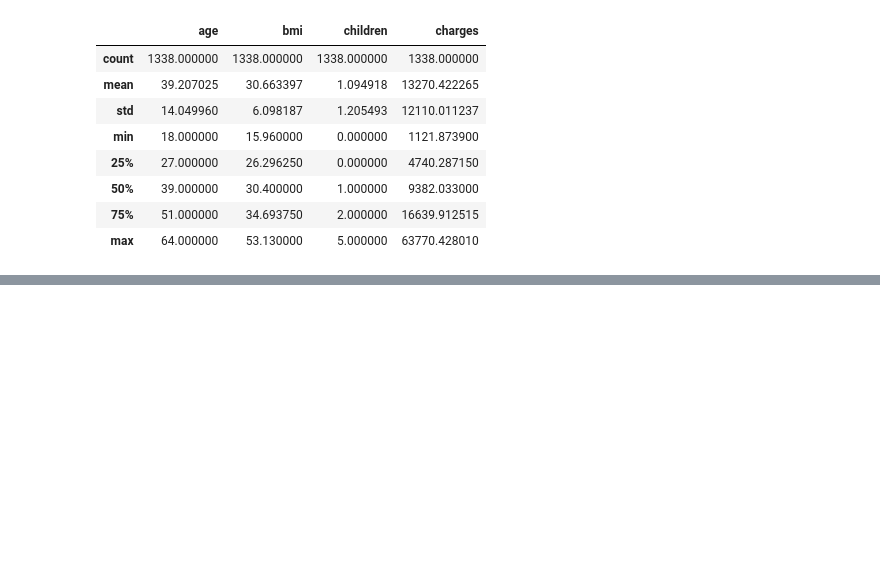
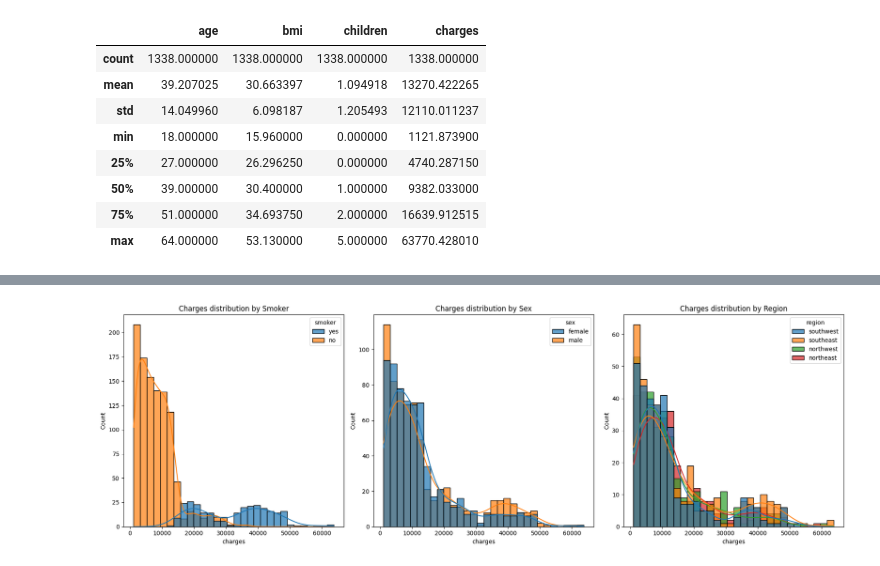
Before and after one commit to indrajeetadityaroy9/Insurance_Cost_Modeling, a Jupyter notebook: implementation.ipynb, the cells around one changed output, grey strips where cells are left out. Cells and saved outputs as stored; diff of their text form; code cells hidden in the pictures; blank space fills up the shorter version.

```diff
--- a/implementation.ipynb
+++ b/implementation.ipynb
@@ -281,0 +181,12 @@ ValueError: Unknown label type: continuous. Maybe you are trying to fit a classi
+# %%
+fig, axs = plt.subplots(1, 3, figsize=(18, 6))
+sns.histplot(df, x='charges', hue='smoker', kde=True, alpha=0.7, linewidth=1, ax=axs[0])
+axs[0].set_title('Charges distribution by Smoker')
+sns.histplot(df, x='charges', hue='sex', kde=True, alpha=0.7, linewidth=1, ax=axs[1])
+axs[1].set_title('Charges distribution by Sex')
+sns.histplot(df, x='charges', hue='region', kde=True, alpha=0.7, linewidth=1, ax=axs[2])
+axs[2].set_title('Charges distribution by Region')
+plt.tight_layout()
+plt.show()
+# %% [output]
+[figure, added]
```
Also changed, not shown: parts of 34 cells of this notebook, 5 other files.
